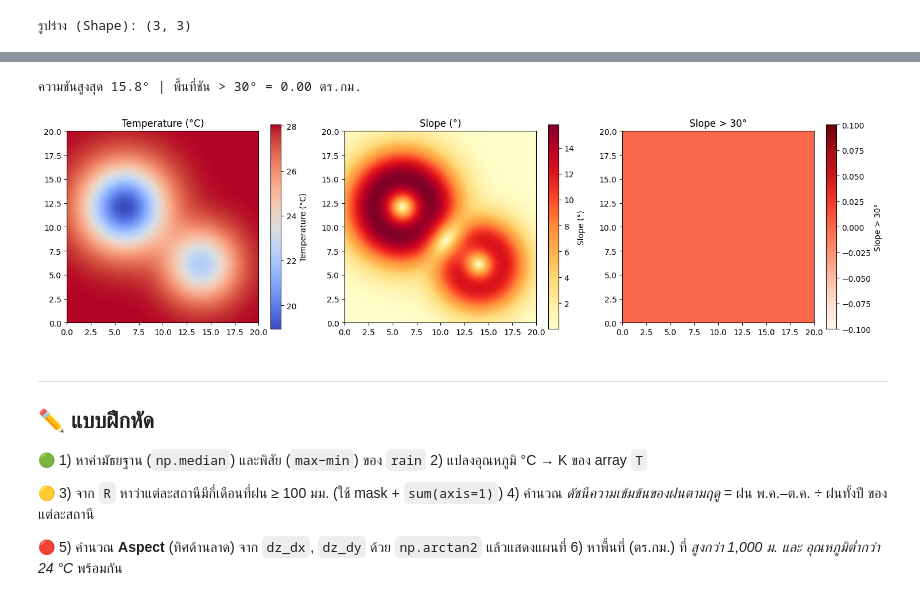
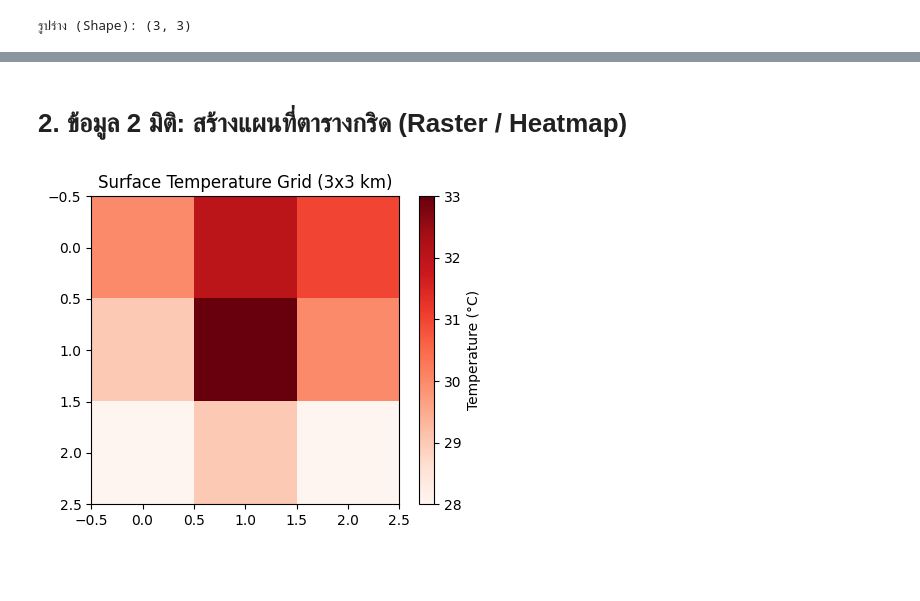
Before and after one commit to apichayaice7835-png/Teach-Python-Geography, a Jupyter notebook: 02_NumPy_for_Spatial_Data.ipynb, the cells around one changed output, grey strips where cells are left out. Drawn from its saved outputs; the diff is of its cells as text; code cells hidden in the pictures; blank space fills up the shorter version.

```diff
--- a/02_NumPy_for_Spatial_Data.ipynb
+++ b/02_NumPy_for_Spatial_Data.ipynb
@@ -387,32 +330,16 @@ $$slope = \arctan\sqrt{\left(\frac{\partial z}{\partial x}\right)^2+\left(\frac{
-# %%
-# 5.1 อุณหภูมิจาก lapse rate: คำนวณทั้งกริด 40,000 ช่องในบรรทัดเดียว
-T = 30 - 6.5 * DEM / 1000
-
-# 5.2 ความลาดชัน: np.gradient คืนค่าอนุพันธ์ตามแกน y และ x (ระยะห่างกริด 100 ม.)
-dz_dy, dz_dx = np.gradient(DEM, 100, 100)
-slope_deg = np.degrees(np.arctan(np.sqrt(dz_dx**2 + dz_dy**2)))
-
-# 5.3 Reclassify: พื้นที่ลาดชันเกิน 30° (เสี่ยงดินถล่ม)
-risk = slope_deg > 30
-cell_area_km2 = (100 * 100) / 1e6
-print(f"ความชันสูงสุด {slope_deg.max():.1f}° | พื้นที่ชัน > 30° = {risk.sum()*cell_area_km2:.2f} ตร.กม.")
-
-fig, ax = plt.subplots(1, 3, figsize=(15, 4))
-for a, data, cm, lab in zip(ax, [T, slope_deg, risk], ["coolwarm", "YlOrRd", "Reds"],
-                            ["Temperature (°C)", "Slope (°)", "Slope > 30°"]):
-    im = a.imshow(data, origin="lower", extent=[0, 20, 0, 20], cmap=cm)
-    fig.colorbar(im, ax=a, label=lab); a.set_title(lab)
-plt.tight_layout(); plt.show()
-# %% [output]
-ความชันสูงสุด 15.8° | พื้นที่ชัน > 30° = 0.00 ตร.กม.
-[figure, removed]
-# %% [markdown]
----
-## ✏️ แบบฝึกหัด
-**🟢** 1) หาค่ามัธยฐาน (`np.median`) และพิสัย (`max−min`) ของ `rain`  2) แปลงอุณหภูมิ °C → K ของ array `T`
-
-**🟡** 3) จาก `R` หาว่าแต่ละสถานีมีกี่เดือนที่ฝน ≥ 100 มม. (ใช้ mask + `sum(axis=1)`)
-4) คำนวณ *ดัชนีความเข้มข้นของฝนตามฤดู* = ฝน พ.ค.–ต.ค. ÷ ฝนทั้งปี ของแต่ละสถานี
-
-**🔴** 5) คำนวณ **Aspect** (ทิศด้านลาด) จาก `dz_dx`, `dz_dy` ด้วย `np.arctan2` แล้วแสดงแผนที่
-6) หาพื้นที่ (ตร.กม.) ที่ *สูงกว่า 1,000 ม. และ อุณหภูมิต่ำกว่า 24 °C* พร้อมกัน
+# %% [markdown]
+# 2. ข้อมูล 2 มิติ: สร้างแผนที่ตารางกริด (Raster / Heatmap)
+# %%
+# 2. แปลง Array เป็นรูปภาพแผนที่ความร้อน
+plt.figure(figsize=(5, 4))
+# cmap='Reds' คือการเลือกโทนสีแดง (Color Map) ให้เหมาะกับอุณหภูมิ
+plt.imshow(temp_2d, cmap='Reds')
+
+# 3. เพิ่มแถบอธิบายสเกลสี (Legend / Colorbar)
+plt.colorbar(label="Temperature (°C)")
+
+# 4. ใส่ชื่อและแสดงผล
+plt.title("Surface Temperature Grid (3x3 km)")
+plt.show()
+# %% [output]
+[figure, added]
```
Also changed, not shown: parts of 13 cells of this notebook.
